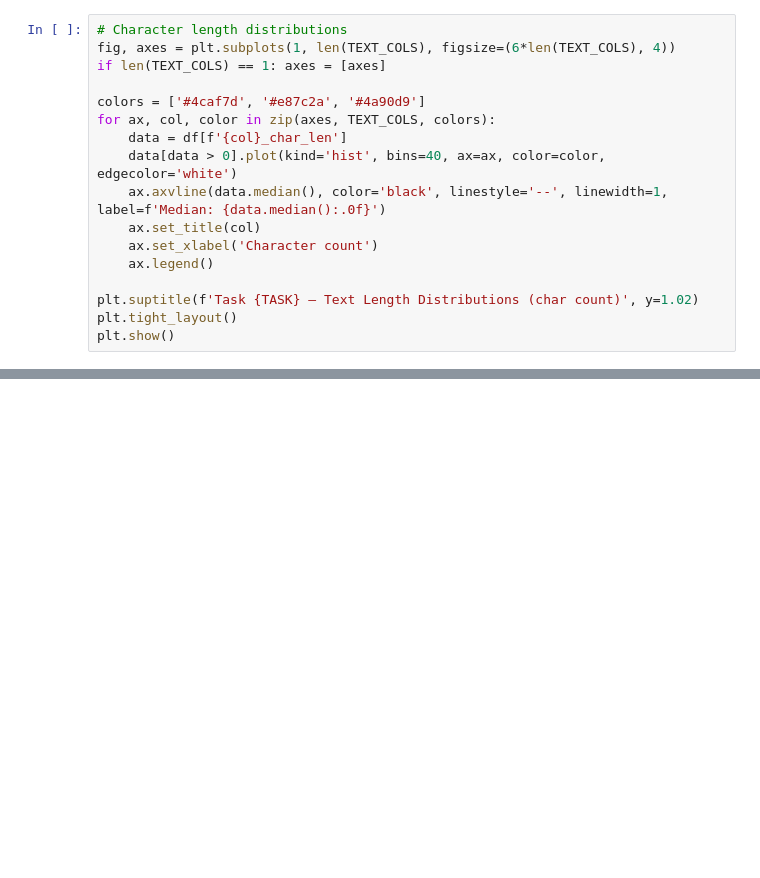
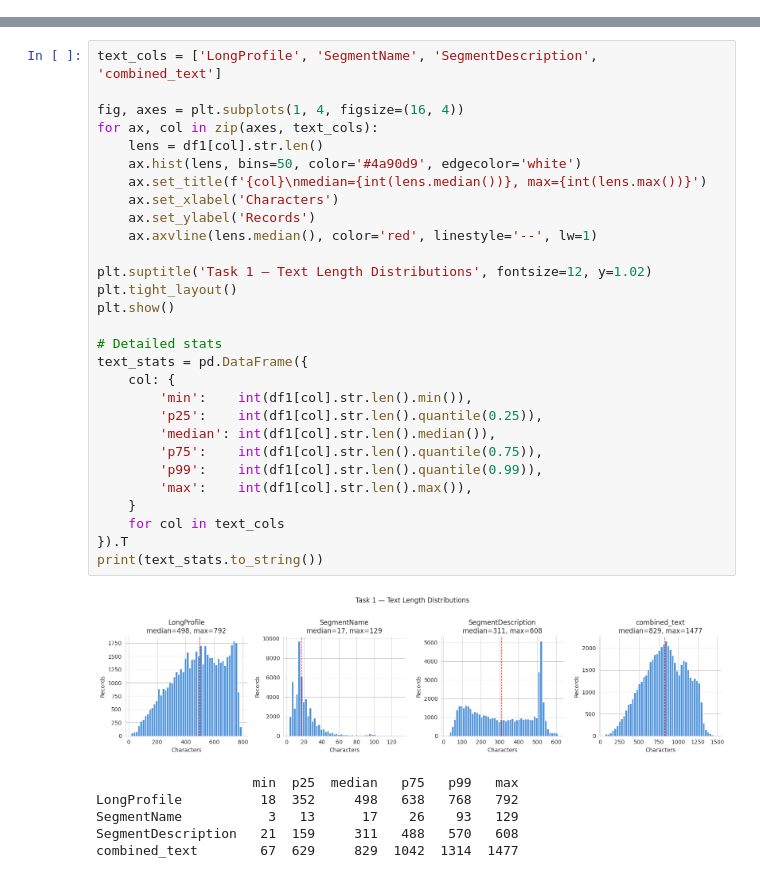
Before and after one commit to meeetppatel/depaul-morningstar-capstone, a Jupyter notebook: notebooks/02_eda.ipynb, the cells around one changed output, grey strips where cells are left out. Cells and saved outputs as stored; diff of their text form; blank space fills up the shorter version.

```diff
--- a/notebooks/02_eda.ipynb
+++ b/notebooks/02_eda.ipynb
@@ -142,17 +0,0 @@ print(df[len_cols].describe().round(1).to_string())
-# %%
-# Character length distributions
-fig, axes = plt.subplots(1, len(TEXT_COLS), figsize=(6*len(TEXT_COLS), 4))
-if len(TEXT_COLS) == 1: axes = [axes]
-
-colors = ['#4caf7d', '#e87c2a', '#4a90d9']
-for ax, col, color in zip(axes, TEXT_COLS, colors):
-    data = df[f'{col}_char_len']
-    data[data > 0].plot(kind='hist', bins=40, ax=ax, color=color, edgecolor='white')
-    ax.axvline(data.median(), color='black', linestyle='--', linewidth=1, label=f'Median: {data.median():.0f}')
-    ax.set_title(col)
-    ax.set_xlabel('Character count')
-    ax.legend()
-
-plt.suptitle(f'Task {TASK} — Text Length Distributions (char count)', y=1.02)
-plt.tight_layout()
-plt.show()
@@ -307,0 +288,36 @@ print('=' * 55)
+# %%
+text_cols = ['LongProfile', 'SegmentName', 'SegmentDescription', 'combined_text']
+
+fig, axes = plt.subplots(1, 4, figsize=(16, 4))
+for ax, col in zip(axes, text_cols):
+    lens = df1[col].str.len()
+    ax.hist(lens, bins=50, color='#4a90d9', edgecolor='white')
+    ax.set_title(f'{col}\nmedian={int(lens.median())}, max={int(lens.max())}')
+    ax.set_xlabel('Characters')
+    ax.set_ylabel('Records')
+    ax.axvline(lens.median(), color='red', linestyle='--', lw=1)
+
+plt.suptitle('Task 1 — Text Length Distributions', fontsize=12, y=1.02)
+plt.tight_layout()
+plt.show()
+
+# Detailed stats
+text_stats = pd.DataFrame({
+    col: {
+        'min':    int(df1[col].str.len().min()),
+        'p25':    int(df1[col].str.len().quantile(0.25)),
+        'median': int(df1[col].str.len().median()),
+        'p75':    int(df1[col].str.len().quantile(0.75)),
+        'p99':    int(df1[col].str.len().quantile(0.99)),
+        'max':    int(df1[col].str.len().max()),
+    }
+    for col in text_cols
+}).T
+print(text_stats.to_string())
+# %% [output]
+[figure, added]
+                    min  p25  median   p75   p99   max
+LongProfile          18  352     498   638   768   792
+SegmentName           3   13      17    26    93   129
+SegmentDescription   21  159     311   488   570   608
+combined_text        67  629     829  1042  1314  1477
```
Also changed, not shown: parts of 67 cells of this notebook.
